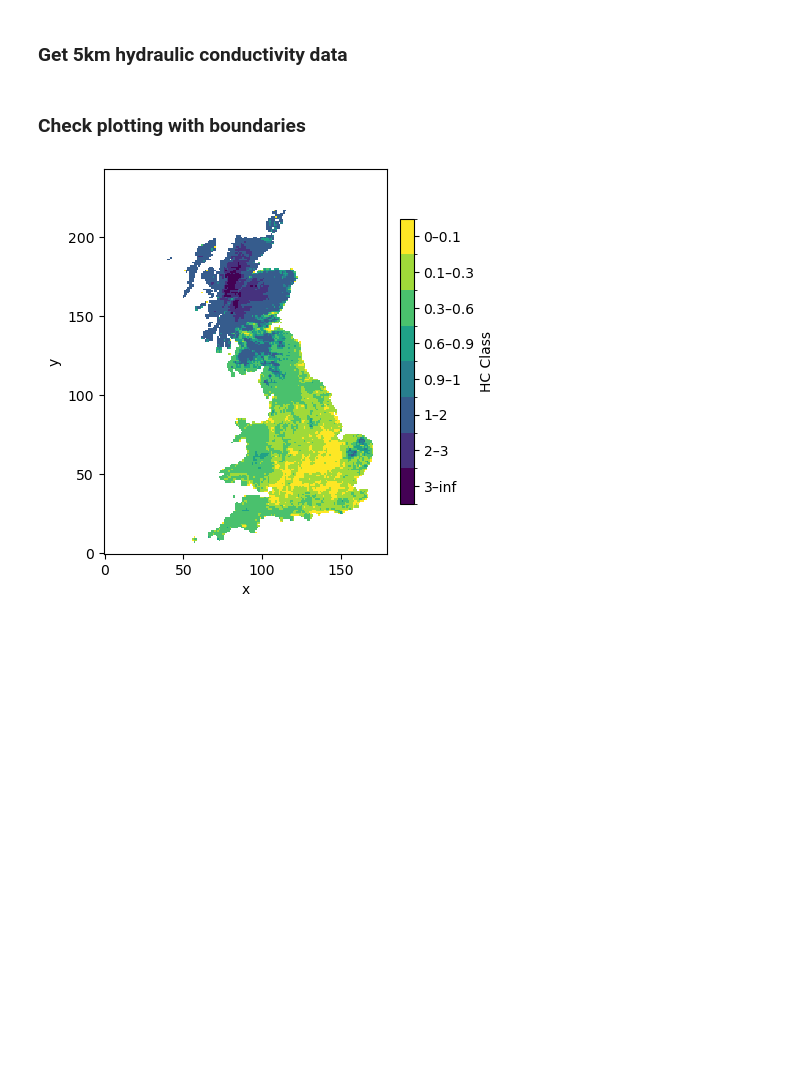
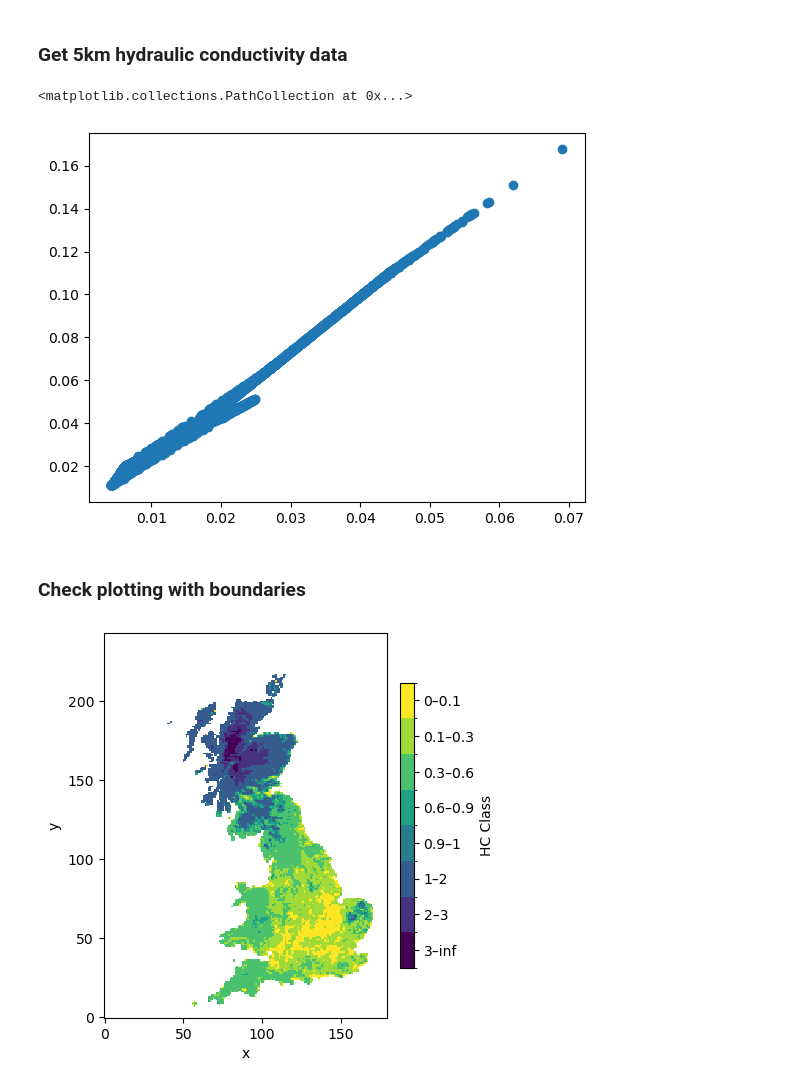
Before and after one commit to masher92/FutureFlood, a Jupyter notebook: AnalyseResults/RemovingScotlandTest.ipynb, the cells around one changed output. Saved outputs shown, nothing was run; the diff lists cells and outputs as text; code cells hidden in the pictures; blank space fills up the shorter version.

```diff
--- a/AnalyseResults/RemovingScotlandTest.ipynb
+++ b/AnalyseResults/RemovingScotlandTest.ipynb
@@ -11,7 +11,19 @@ import xarray as xr
 # %% [markdown]
 ### Get 5km hydraulic conductivity data
 # %%
-hc_5km = iris.load(f"../../Data/HydraulicConductivity/GB_5km_new.nc")[0]
+hc_5km = iris.load(f"../../Data/SoilStaticVariables/Mean_HydraulicConductivity_GB_5km.nc")[0]
+lu_5km = iris.load(f"../../Data/SoilStaticVariables/Mean_EffectiveDepth_GB_5km.nc")[0]
+fumax_5km = iris.load(f"../../Data/SoilStaticVariables/Mean_FUmax_GB_5km.nc")[0]
+# %%
+# plt.scatter(hc_5km.data.flatten().data,
+#             lu_5km.data.flatten().data)
+
+
+plt.scatter(fumax_5km.data.flatten().data,
+            lu_5km.data.flatten().data)
+# %% [output]
+<matplotlib.collections.PathCollection at 0x...>
+[figure, added]
 # %%
 # Define class boundaries
 q1 = 0.1
```
Also changed, not shown: 11 other files.
